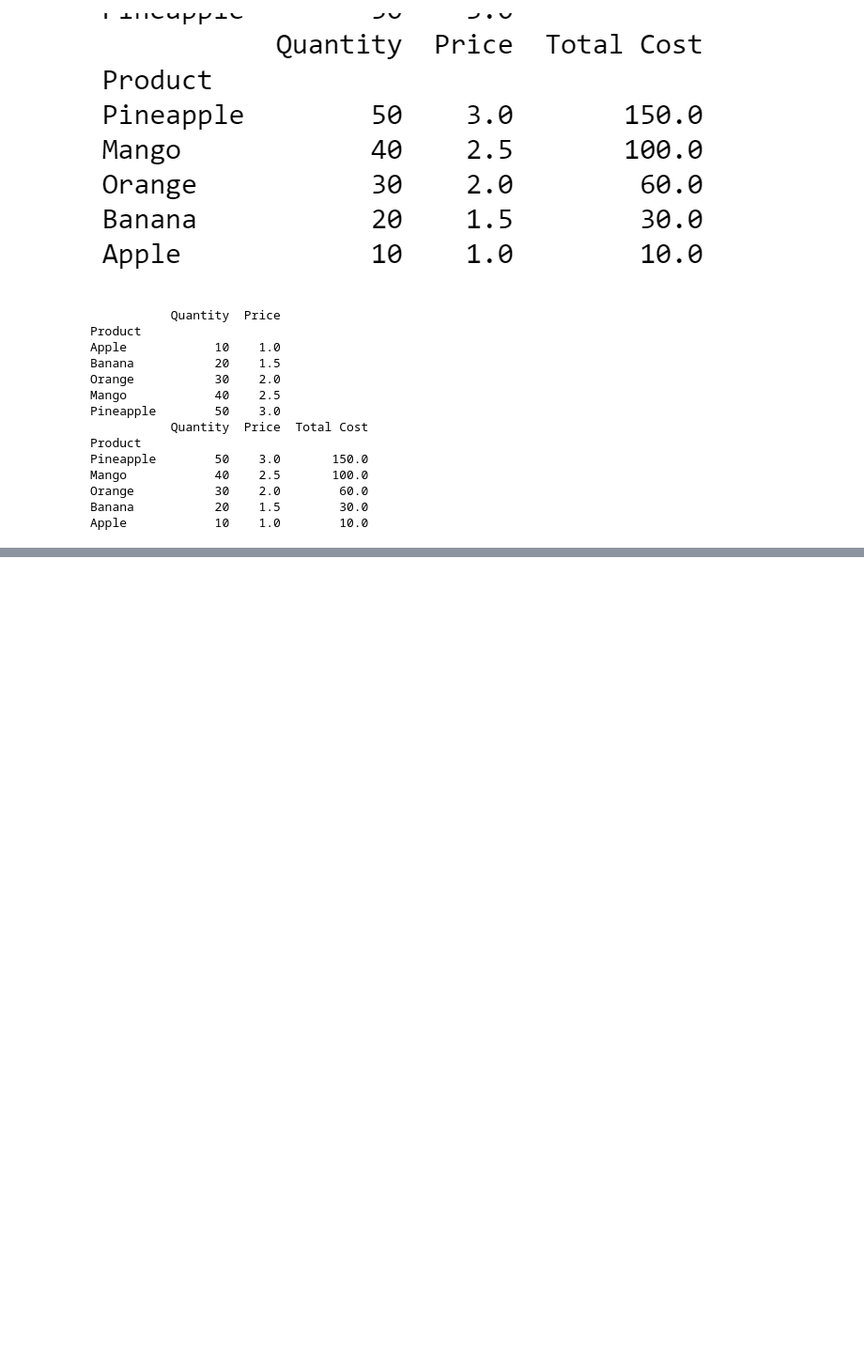
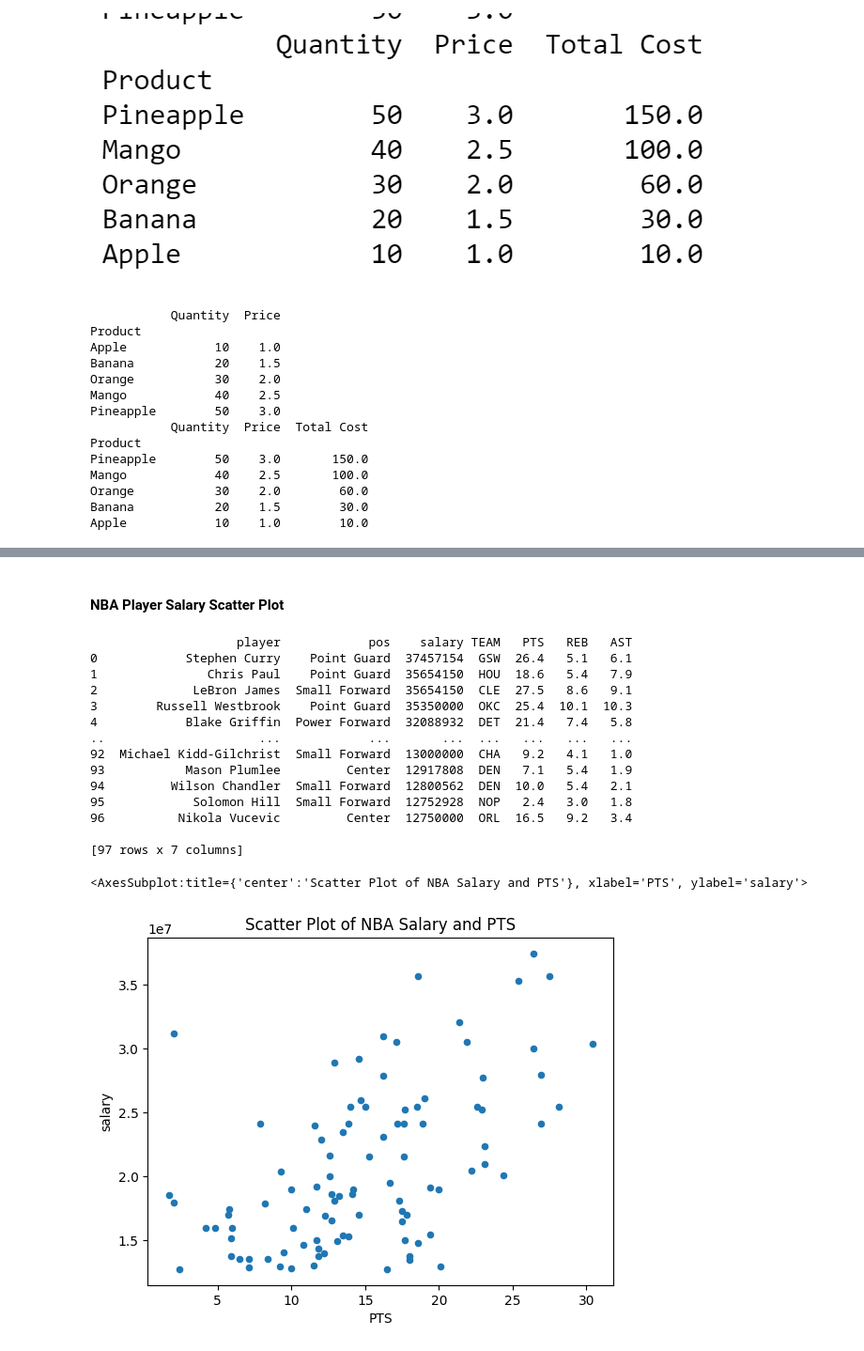
Before and after one commit to stevenhsiao-nzxt-sqa/python-web-crawler, a Jupyter notebook: Ch6.ipynb, the cells around one changed output, grey strips where cells are left out. Shown at 94% size. Cells and saved outputs as stored; diff of their text form; code cells hidden in the pictures; blank space fills up the shorter version.

```diff
--- a/Ch6.ipynb
+++ b/Ch6.ipynb
@@ -502,0 +879,28 @@ Apple            10    1.0        10.0
+# %% [markdown]
+#### NBA Player Salary Scatter Plot
+# %%
+import pandas as pd
+
+df = pd.read_csv("./MP22027_Example/ch06/NBA_players_salary_stats_2018.csv")
+
+print(df)
+
+df.plot(kind="scatter", x="PTS", y="salary",
+        title="Scatter Plot of NBA Salary and PTS")
+# %% [output]
+                    player            pos    salary TEAM   PTS   REB   AST
+0            Stephen Curry    Point Guard  37457154  GSW  26.4   5.1   6.1
+1               Chris Paul    Point Guard  35654150  HOU  18.6   5.4   7.9
+2             LeBron James  Small Forward  35654150  CLE  27.5   8.6   9.1
+3        Russell Westbrook    Point Guard  35350000  OKC  25.4  10.1  10.3
+4            Blake Griffin  Power Forward  32088932  DET  21.4   7.4   5.8
+..                     ...            ...       ...  ...   ...   ...   ...
+92  Michael Kidd-Gilchrist  Small Forward  13000000  CHA   9.2   4.1   1.0
+93           Mason Plumlee         Center  12917808  DEN   7.1   5.4   1.9
+94         Wilson Chandler  Small Forward  12800562  DEN  10.0   5.4   2.1
+95            Solomon Hill  Small Forward  12752928  NOP   2.4   3.0   1.8
+96          Nikola Vucevic         Center  12750000  ORL  16.5   9.2   3.4
+
+[97 rows x 7 columns]
+<AxesSubplot:title={'center':'Scatter Plot of NBA Salary and PTS'}, xlabel='PTS', ylabel='salary'>
+[figure, added]
```
Also changed, not shown: parts of 35 cells of this notebook, 1 other file.
